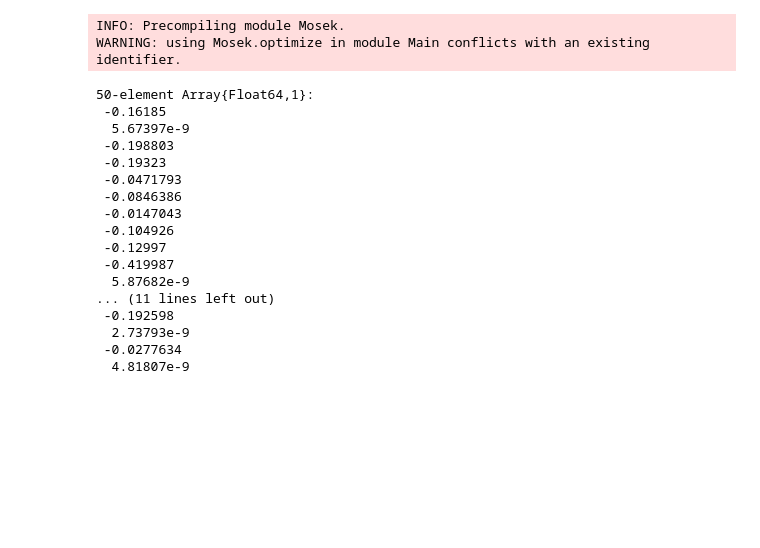
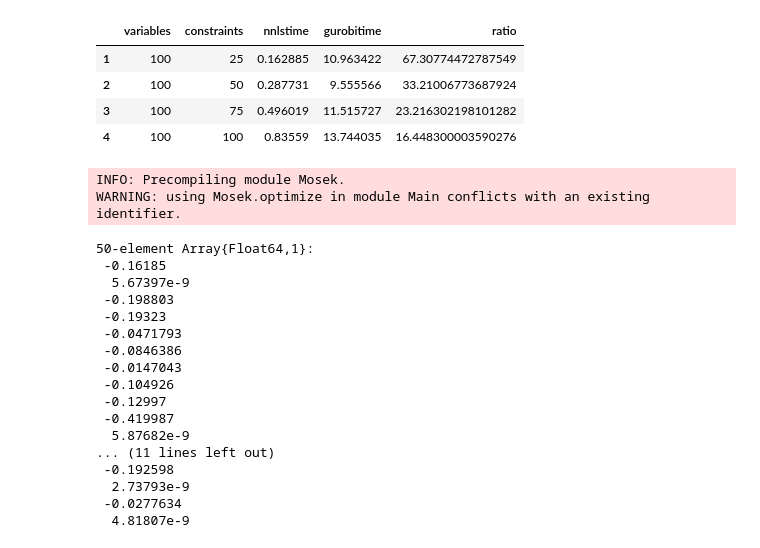
Before and after one commit to tkoolen/MixedIntegerExperiments.jl, a Jupyter notebook: notebook/QpToNNLS.ipynb, the cells around one changed output. Drawn from its saved outputs; the diff is of its cells as text; code cells hidden in the pictures; blank space fills up the shorter version.

```diff
--- a/notebook/QpToNNLS.ipynb
+++ b/notebook/QpToNNLS.ipynb
@@ -56,0 +129,6 @@ LoadError: UndefVarError: load! not defined
+# %%
+ns = [100; 100; 100; 100]
+qs = [25; 50; 75; 100]
+d2 = runbenchmarks(ns, qs)
+datadir = "/home/twan/Dropbox/GeneratedData"
+writetable(joinpath(datadir, "nnlsbenchconstraints.csv"), d2)
@@ -57,3 +148,11 @@ LoadError: UndefVarError: load! not defined
+# %%
+d2
+# %% [output]
+|  | variables | constraints | nnlstime | gurobitime | ratio |
+| 1 | 100 | 25 | 0.162885 | 10.963422 | 67.30774472787549 |
+| 2 | 100 | 50 | 0.287731 | 9.555566 | 33.21006773687924 |
+| 3 | 100 | 75 | 0.496019 | 11.515727 | 23.216302198101282 |
+| 4 | 100 | 100 | 0.83559 | 13.744035 | 16.448300003590276 |
 # %%
 # solver = Gurobi.GurobiSolver()
 # Gurobi.setparameters!(solver, Silent = true)
```
Also changed, not shown: parts of 11 cells of this notebook.
